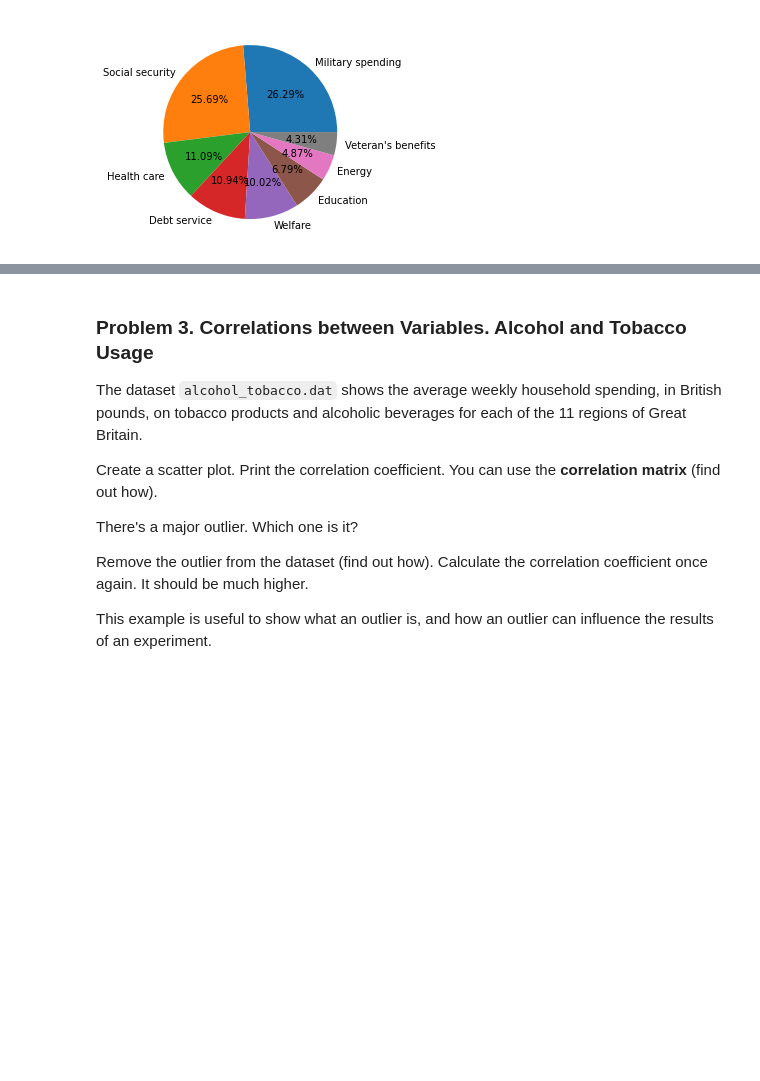
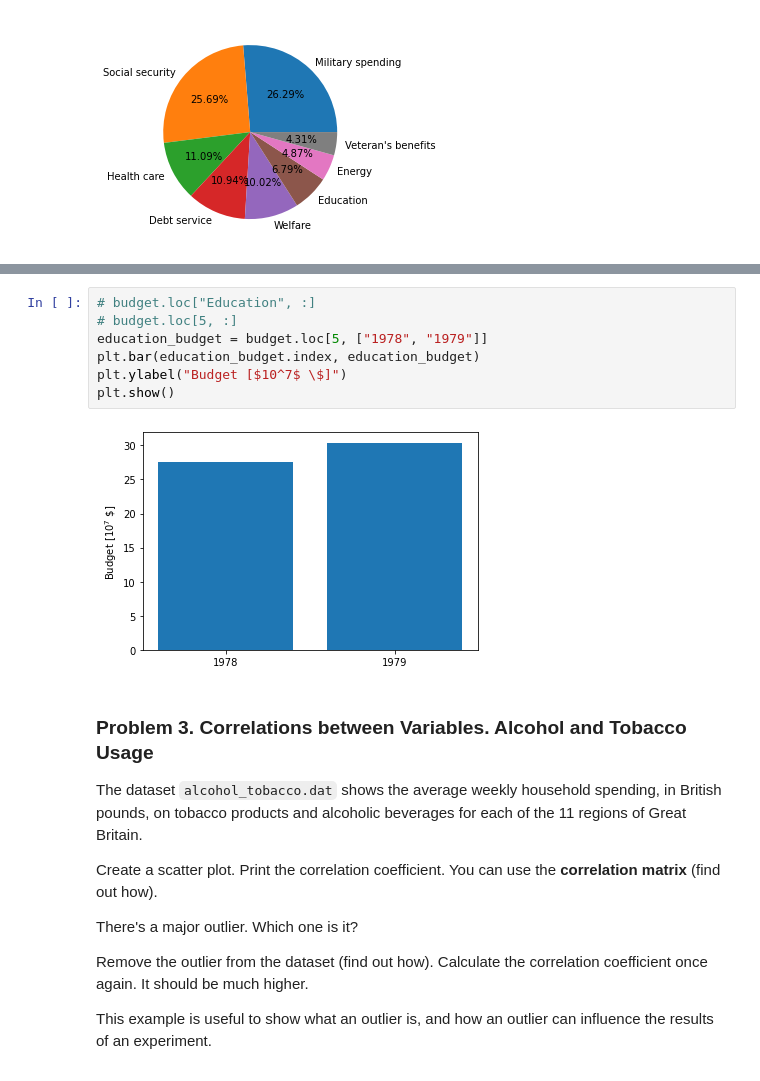
Before and after one commit to atkuzmanov/softuni-ai-mathconceptsfordevs-2021, a Jupyter notebook: 14-statistics-exercise/12-statistics-exercise-homework/Statistics Exercise.ipynb, the cells around one changed output, grey strips where cells are left out. Cells and saved outputs as stored; diff of their text form; blank space fills up the shorter version.

```diff
--- a/14-statistics-exercise/12-statistics-exercise-homework/Statistics Exercise.ipynb
+++ b/14-statistics-exercise/12-statistics-exercise-homework/Statistics Exercise.ipynb
@@ -242,3 +242,12 @@ plt.show()
+# %%
+# budget.loc["Education", :]
+# budget.loc[5, :]
+education_budget = budget.loc[5, ["1978", "1979"]]
+plt.bar(education_budget.index, education_budget)
+plt.ylabel("Budget [$10^7$ \$]")
+plt.show()
+# %% [output]
+[figure, added]
 # %% [markdown]
 ### Problem 3. Correlations between Variables. Alcohol and Tobacco Usage
 The dataset `alcohol_tobacco.dat` shows the average weekly household spending, in British pounds, on tobacco products and alcoholic beverages for each of the 11 regions of Great Britain.
```
Also changed, not shown: parts of 7 cells of this notebook.
